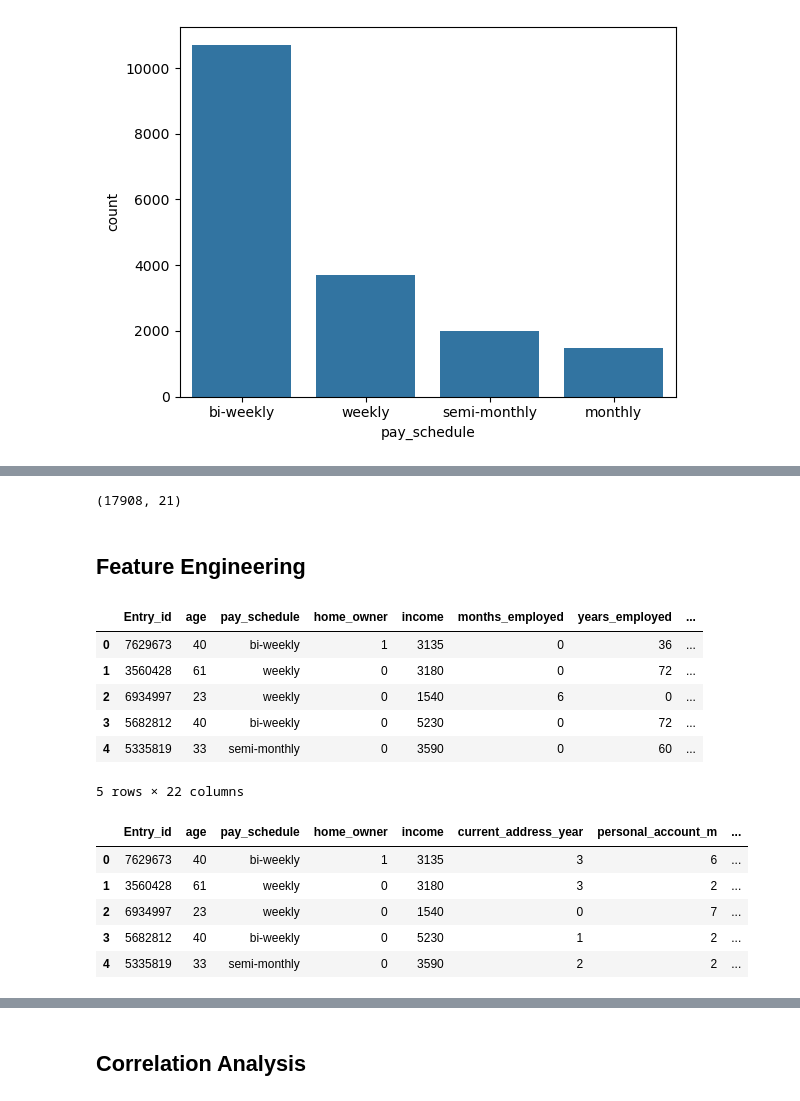
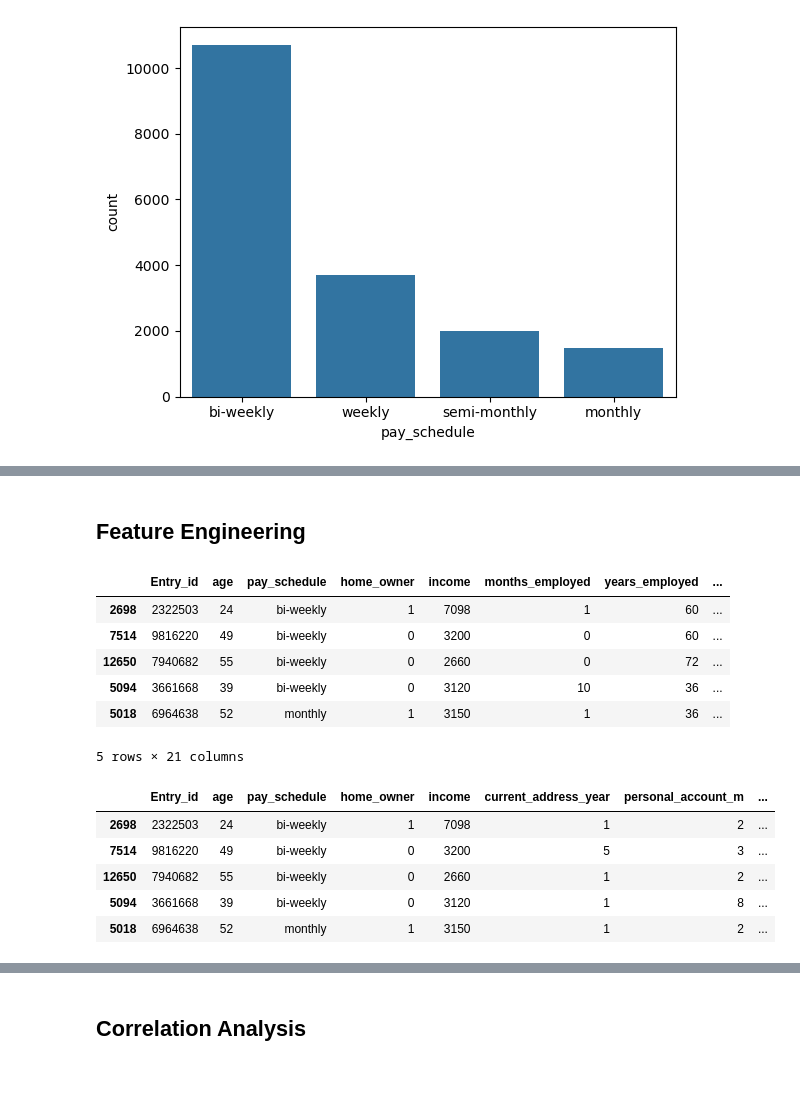
Before and after one commit to Fawazaro213/financial-data-project, a Jupyter notebook: e-sign-prediction.ipynb, the cells around one changed output, grey strips where cells are left out. Drawn from its saved outputs; the diff is of its cells as text; code cells hidden in the pictures.

```diff
--- a/e-sign-prediction.ipynb
+++ b/e-sign-prediction.ipynb
@@ -59,0 +119,3 @@ Name: count, dtype: int64
+# %%
+# Select numerical columns
+numerical_cols = [cname for cname in X_train.columns if X_train[cname].dtype in ['int64', 'float64']]
@@ -59,0 +160,32 @@ Name: count, dtype: int64
+# %%
+# Bundle preprocessing for numerical and categorical data
+preprocessor = ColumnTransformer(
+    transformers=[
+        ('num', numerical_transformer, numerical_cols),
+        ('cat', categorical_transformer, object_cols)
+    ])
+# %%
+from sklearn.ensemble import RandomForestClassifier
+
+model = RandomForestClassifier(n_estimators=100, random_state=42)
+# %%
+from sklearn.metrics import accuracy_score, recall_score, f1_score
+
+# Bundle preprocessing and modeling code in a pipeline
+my_pipeline = Pipeline(steps=[('preprocessor', preprocessor),
+                              ('model', model)
+                             ])
+
+# Preprocessing of training data, fit model
+my_pipeline.fit(X_train, y_train)
+
+# Preprocessing of validation data, get predictions
+preds = my_pipeline.predict(X_test)
+
+# Evaluate the model
+score = accuracy_score(y_test, preds)
+recall = recall_score(y_test, preds)
+f1 = f1_score(y_test, preds)
+print('Accuracy-score:', score)
+print('Recall-score:', recall)
+print('F1-score:', f1)
@@ -85,20 +209,16 @@ e_sign_1.head(10)
-# %%
-e_sign_1.shape
-# %% [output]
-(17908, 21)
 # %% [markdown]
 ## Feature Engineering
 # %%
-e_sign_1["years_employed"] = e_sign_1["years_employed"] * 12
-e_sign_1["month_employed"] = e_sign_1["years_employed"] +  e_sign_1["months_employed"]
+X_train["years_employed"] = X_train["years_employed"] * 12
+X_train["month_employed"] = X_train["years_employed"] +  X_train["months_employed"]
 
-e_sign_1.head()
+X_train.head()
 # %% [output]
 |  | Entry_id | age | pay_schedule | home_owner | income | months_employed | years_employed | ... |
-| 0 | 7629673 | 40 | bi-weekly | 1 | 3135 | 0 | 36 | ... |
-| 1 | 3560428 | 61 | weekly | 0 | 3180 | 0 | 72 | ... |
-| 2 | 6934997 | 23 | weekly | 0 | 1540 | 6 | 0 | ... |
-| 3 | 5682812 | 40 | bi-weekly | 0 | 5230 | 0 | 72 | ... |
-| 4 | 5335819 | 33 | semi-monthly | 0 | 3590 | 0 | 60 | ... |
+| 2698 | 2322503 | 24 | bi-weekly | 1 | 7098 | 1 | 60 | ... |
+| 7514 | 9816220 | 49 | bi-weekly | 0 | 3200 | 0 | 60 | ... |
+| 12650 | 7940682 | 55 | bi-weekly | 0 | 2660 | 0 | 72 | ... |
+| 5094 | 3661668 | 39 | bi-weekly | 0 | 3120 | 10 | 36 | ... |
+| 5018 | 6964638 | 52 | monthly | 1 | 3150 | 1 | 36 | ... |
-5 rows × 22 columns
+5 rows × 21 columns
 # %%
@@ -107,10 +227,10 @@ e_sign_1.drop("years_employed", axis=1, inplace=True)
 # %%
-e_sign_1.head()
+X_train.head()
 # %% [output]
 |  | Entry_id | age | pay_schedule | home_owner | income | current_address_year | personal_account_m | ... |
-| 0 | 7629673 | 40 | bi-weekly | 1 | 3135 | 3 | 6 | ... |
-| 1 | 3560428 | 61 | weekly | 0 | 3180 | 3 | 2 | ... |
-| 2 | 6934997 | 23 | weekly | 0 | 1540 | 0 | 7 | ... |
-| 3 | 5682812 | 40 | bi-weekly | 0 | 5230 | 1 | 2 | ... |
-| 4 | 5335819 | 33 | semi-monthly | 0 | 3590 | 2 | 2 | ... |
+| 2698 | 2322503 | 24 | bi-weekly | 1 | 7098 | 1 | 2 | ... |
+| 7514 | 9816220 | 49 | bi-weekly | 0 | 3200 | 5 | 3 | ... |
+| 12650 | 7940682 | 55 | bi-weekly | 0 | 2660 | 1 | 2 | ... |
+| 5094 | 3661668 | 39 | bi-weekly | 0 | 3120 | 1 | 8 | ... |
+| 5018 | 6964638 | 52 | monthly | 1 | 3150 | 1 | 2 | ... |
 # %%
```
Also changed, not shown: parts of 53 cells of this notebook.
